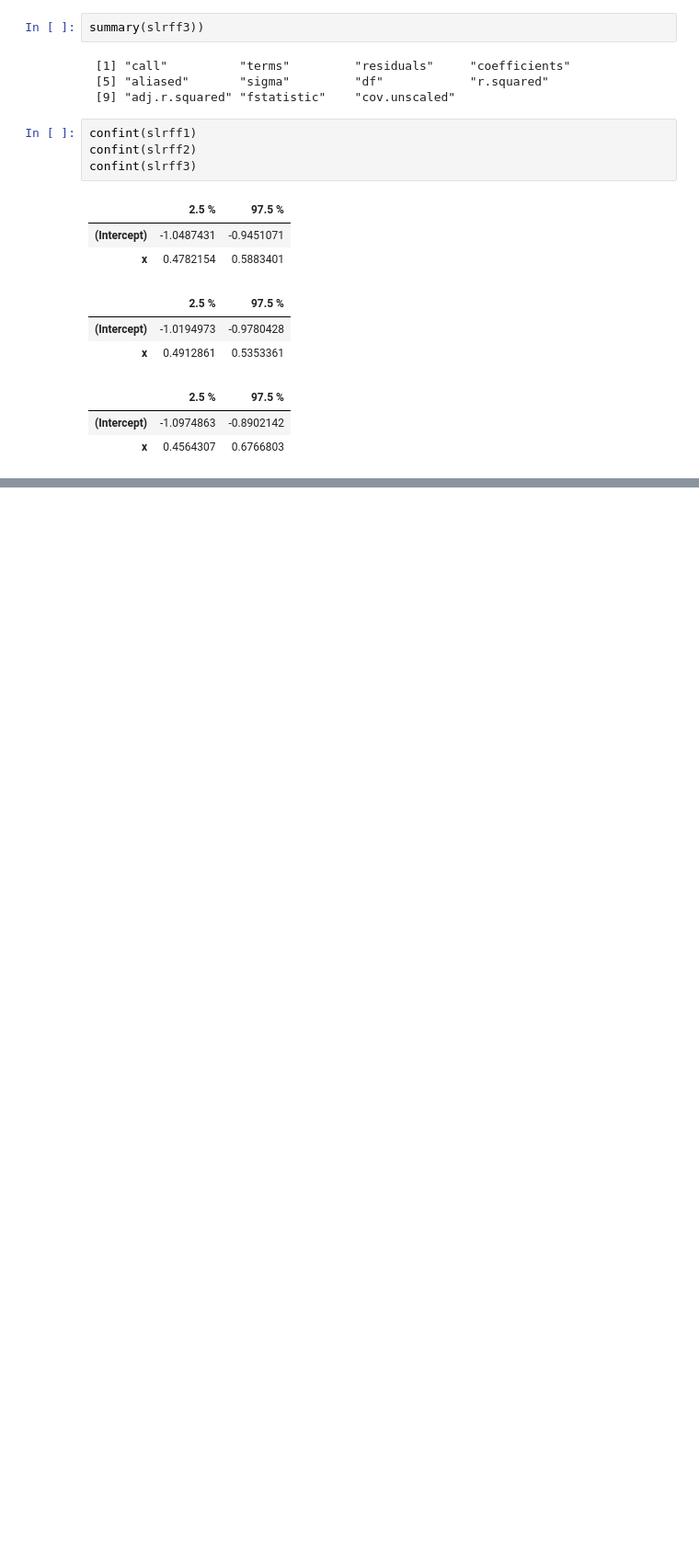
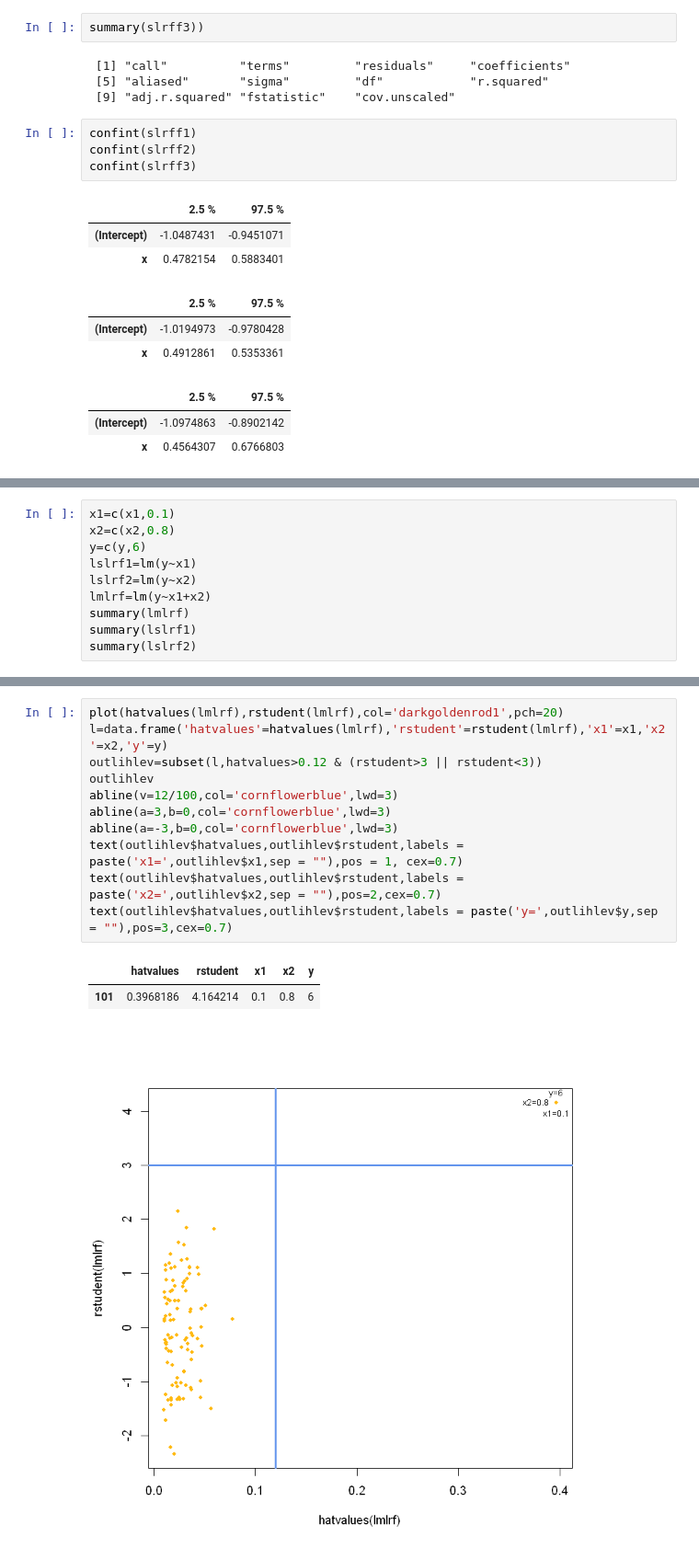
Before and after one commit to YoussefEssDS/ISLR-Labs, a Jupyter notebook: LAB linear regression ISLR.ipynb, the cells around one changed output, grey strips where cells are left out. Shown: that part at 92% size. Saved outputs shown, nothing was run; the diff lists cells and outputs as text; blank space fills up the shorter version.

```diff
--- a/LAB linear regression ISLR.ipynb
+++ b/LAB linear regression ISLR.ipynb
@@ -630,0 +722,10 @@ confint(slrff3)
+# %%
+x1=c(x1,0.1)
+x2=c(x2,0.8)
+y=c(y,6)
+lslrf1=lm(y~x1)
+lslrf2=lm(y~x2)
+lmlrf=lm(y~x1+x2)
+summary(lmlrf)
+summary(lslrf1)
+summary(lslrf2)
@@ -630,0 +785,15 @@ confint(slrff3)
+# %%
+plot(hatvalues(lmlrf),rstudent(lmlrf),col='darkgoldenrod1',pch=20)
+l=data.frame('hatvalues'=hatvalues(lmlrf),'rstudent'=rstudent(lmlrf),'x1'=x1,'x2'=x2,'y'=y)
+outlihlev=subset(l,hatvalues>0.12 & (rstudent>3 || rstudent<3))
+outlihlev
+abline(v=12/100,col='cornflowerblue',lwd=3)
+abline(a=3,b=0,col='cornflowerblue',lwd=3)
+abline(a=-3,b=0,col='cornflowerblue',lwd=3)
+text(outlihlev$hatvalues,outlihlev$rstudent,labels = paste('x1=',outlihlev$x1,sep = ""),pos = 1, cex=0.7)
+text(outlihlev$hatvalues,outlihlev$rstudent,labels = paste('x2=',outlihlev$x2,sep = ""),pos=2,cex=0.7)
+text(outlihlev$hatvalues,outlihlev$rstudent,labels = paste('y=',outlihlev$y,sep = ""),pos=3,cex=0.7)
+# %% [output]
+|  | hatvalues | rstudent | x1 | x2 | y |
+| 101 | 0.3968186 | 4.164214 | 0.1 | 0.8 | 6 |
+[figure, added]
```
Also changed, not shown: parts of 24 cells of this notebook.
